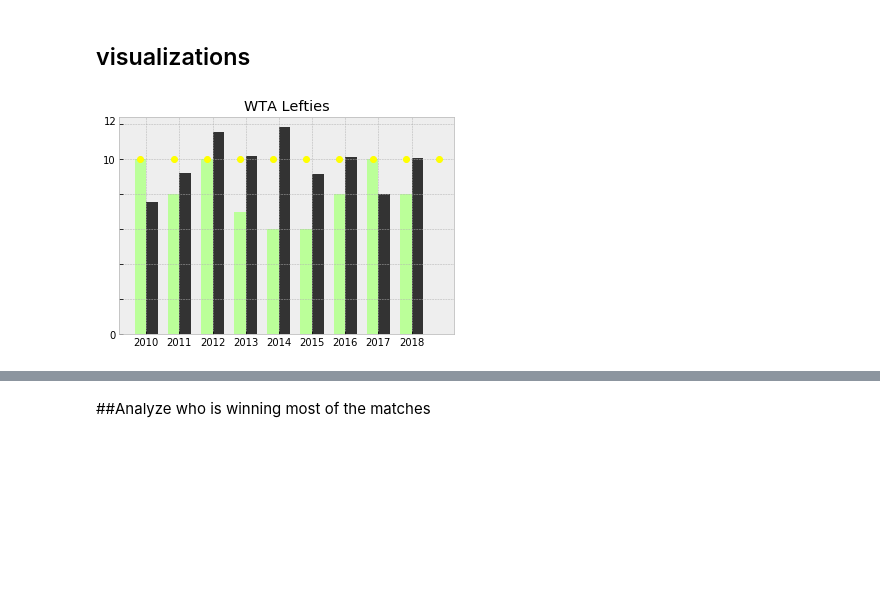
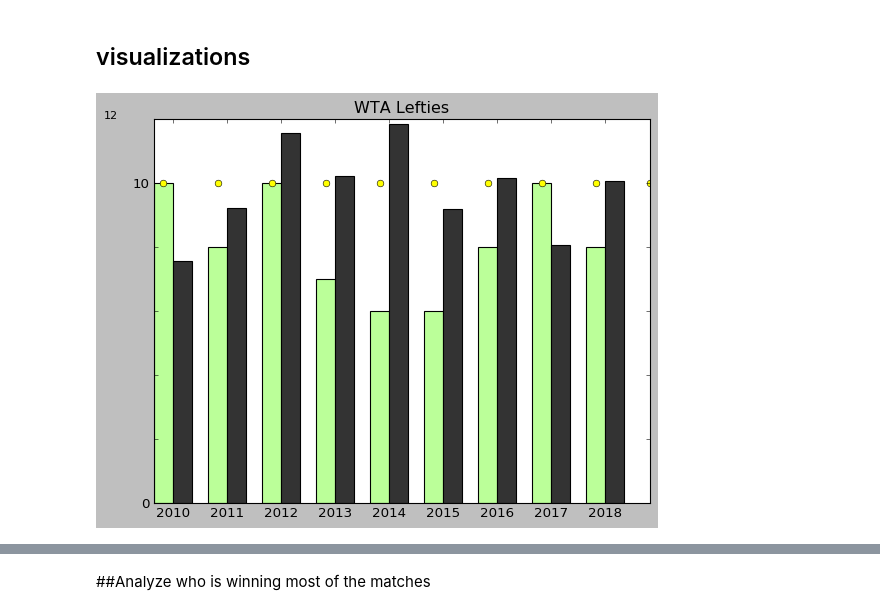
Before and after one commit to LambdaSchool/DS-Unit-1-Sprint-5-Data-Storytelling-Blog-Post, a Jupyter notebook: Project1.ipynb, the cells around one changed output, grey strips where cells are left out. Saved outputs shown, nothing was run; the diff lists cells and outputs as text; code cells hidden in the pictures; blank space fills up the shorter version.

Commit message:
playing around with visualizations

```diff
--- a/Project1.ipynb
+++ b/Project1.ipynb
@@ -360,37 +360,37 @@ WTAmatchesct = pd.crosstab(WTAmatchesdf['tourney_date'].dt.year, WTAmatchesdf['w
 # %% [markdown]
 ## visualizations
 # %%
-plt.style.use('bmh')
+plt.style.use('_classic_test')
 fig, ax = plt.subplots()
 
 ind = np.arange(9)
 
 width = 0.35
 p1 = ax.bar(ind, WTAct[1], width, color='#bbff99')
 p2 = ax.bar(ind+width, WTAmatchesct[1], width, color='#333333')
 
 ax.set_xticks(ind + width / 2)
 ax.set_xticklabels(('2010', '2011', '2012', '2013', '2014',
                     '2015', '2016', '2017', '2018'))
 
 ax.set_yticklabels(('0','', '', '', '', '10'))
 
 ind1 = np.arange(.2)
 
 
 x1 = np.linspace(.1, .1, 10)
 
 ax.plot(x1, 'o', color='yellow')
 
 ax.set_title('WTA Lefties', color='black')
 
 #ax.legend(('Baseline', '# Lefties', '% Matches Won'))
 
 ax.text(x=-1.1, y=.12, s='12',
         fontsize=10)
 
 
 plt.show()
 # %% [output]
-[figure, old version]
+[figure, new version]
 # %%
```
Also changed, not shown: parts of 5 cells of this notebook.
